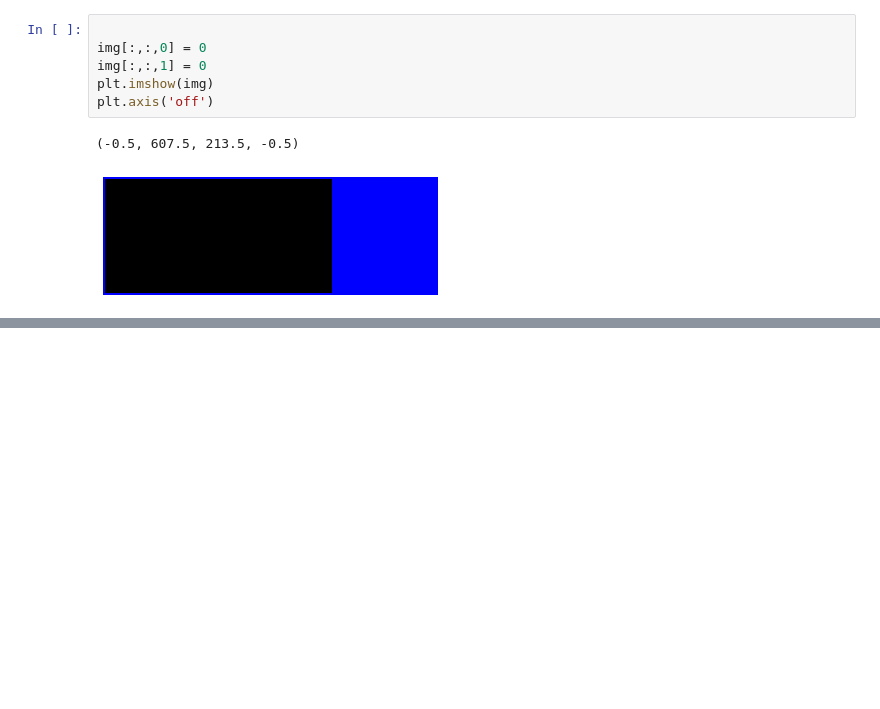
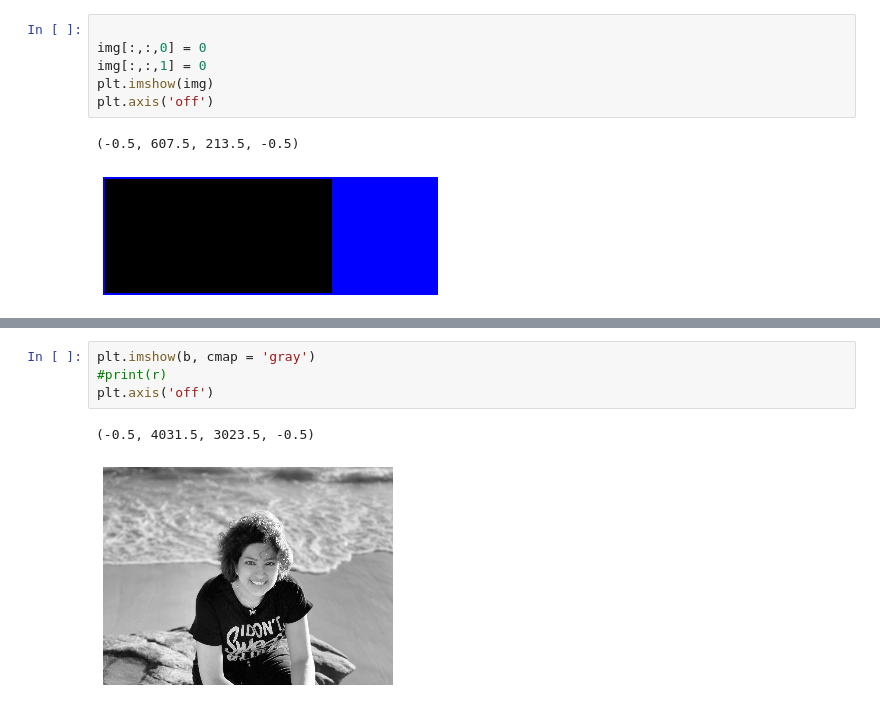
Before and after one commit to NedaZand/Computer-Vision, a Jupyter notebook: 02-image.ipynb, the cells around one changed output, grey strips where cells are left out. Drawn from its saved outputs; the diff is of its cells as text; blank space fills up the shorter version.

```diff
--- a/02-image.ipynb
+++ b/02-image.ipynb
@@ -89,0 +108,7 @@ plt.axis('off')
+# %%
+plt.imshow(b, cmap = 'gray')
+#print(r)
+plt.axis('off')
+# %% [output]
+(-0.5, 4031.5, 3023.5, -0.5)
+[figure, added]
```
Also changed, not shown: parts of 6 cells of this notebook.
